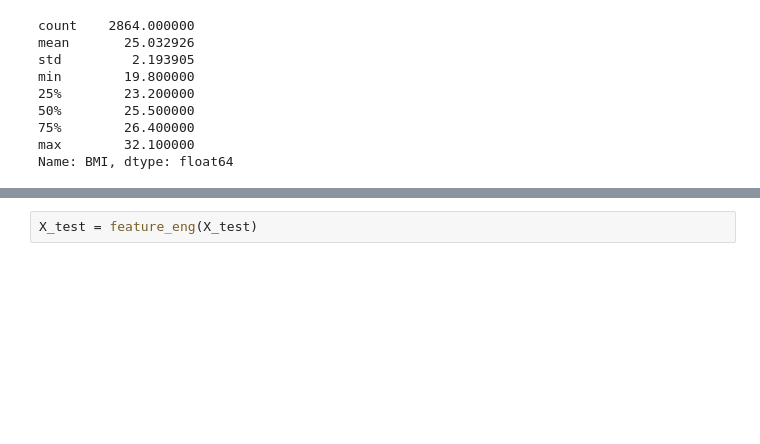
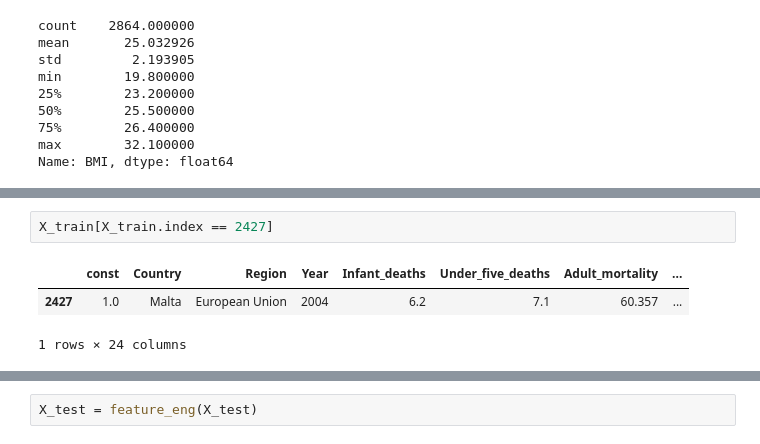
Before and after one commit to Diiamon/Def_WHO-life-, a Jupyter notebook: Egle.ipynb, the cells around one changed output, grey strips where cells are left out. Cells and saved outputs as stored; diff of their text form; blank space fills up the shorter version.

```diff
--- a/Egle.ipynb
+++ b/Egle.ipynb
@@ -399,0 +562,6 @@ X_test['Schooling_log'] = np.log(X_test['Schooling'])
+# %%
+X_train[X_train.index == 2427]
+# %% [output]
+|  | const | Country | Region | Year | Infant_deaths | Under_five_deaths | Adult_mortality | ... |
+| 2427 | 1.0 | Malta | European Union | 2004 | 6.2 | 7.1 | 60.357 | ... |
+1 rows × 24 columns
```
Also changed, not shown: parts of 24 cells of this notebook.
